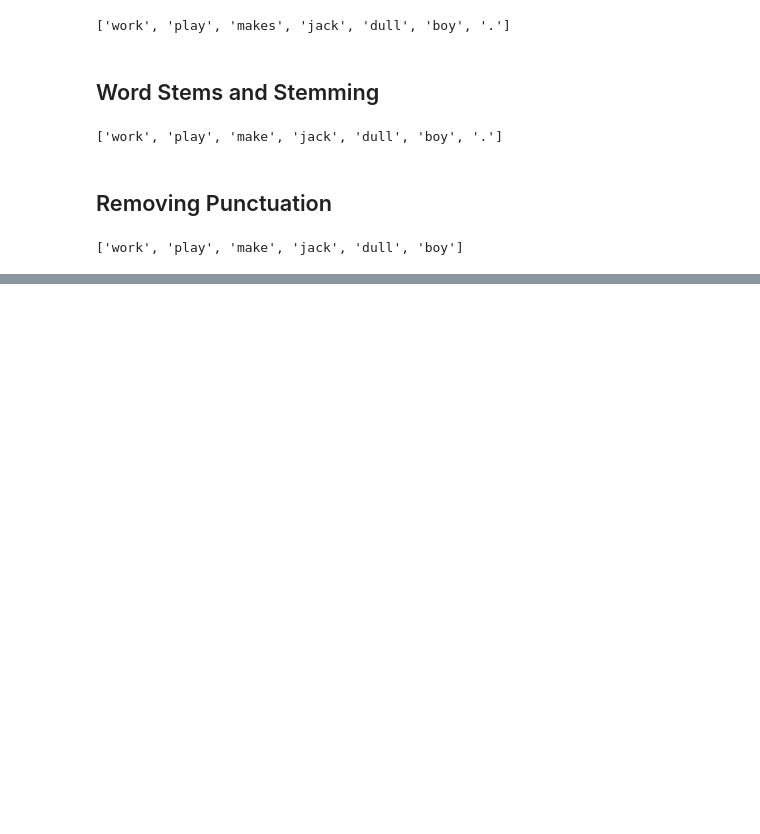
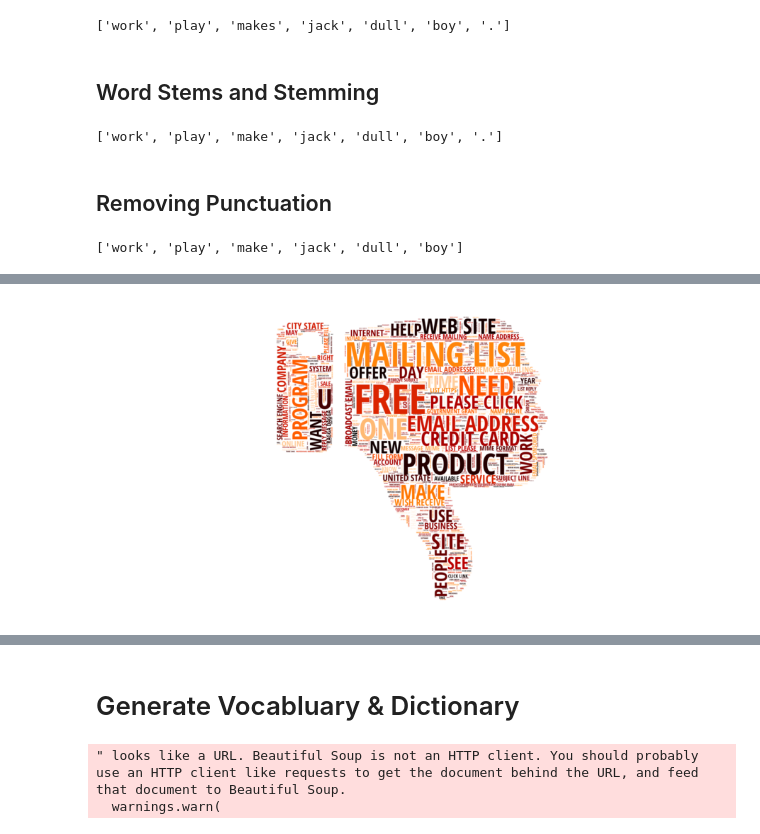
Before and after one commit to BeckMarquez/DataScience, a Jupyter notebook: Bayes Classifier.ipynb, the cells around one changed output, grey strips where cells are left out. Saved outputs shown, nothing was run; the diff lists cells and outputs as text; code cells hidden in the pictures; blank space fills up the shorter version.

```diff
--- a/Bayes Classifier.ipynb
+++ b/Bayes Classifier.ipynb
@@ -402,0 +613,4 @@ print(filtered_words)
+# %%
+flat_list_spam = [word for sublist in nested_list_spam for word in sublist]
+spammy_words = pd.Series(flat_list_spam).value_counts() # total number of unique words
+spammy_words.shape[0]
@@ -402,0 +688,20 @@ print(filtered_words)
+# %%
+%%time
+icon = Image.open(THUMBS_DOWN_FILE)
+image_mask = Image.new(mode='RGB', size=icon.size, color=(255, 255, 255))
+image_mask.paste(icon, box=icon)
+rgb_array = np.array(image_mask) #converts the image object to an array
+
+#Generate the text as a string for the word cloud
+spam_str = ' '.join(flat_list_spam)
+
+word_cloud = WordCloud(mask=rgb_array, background_color='white', max_words=2000, colormap='gist_heat',
+                       font_path='SpamData/01_Processing/wordcloud_resources/OpenSansCondensed-Bold.ttf')
+word_cloud.generate(spam_str.upper())
+
+plt.figure(figsize=[16, 8])
+plt.imshow(word_cloud, interpolation='bilinear')
+plt.axis('off')
+plt.show()
+# %% [output]
+[figure, added]
@@ -402,0 +709,8 @@ print(filtered_words)
+# %% [markdown]
+# Generate Vocabluary & Dictionary
+# %%
+stemmes_nested_list = data.MESSAGE.apply(clean_msg_no_html)
+flatted_stemmed_list = [word for sublist in stemmes_nested_list for word in sublist]
+# %% [output]
+" looks like a URL. Beautiful Soup is not an HTTP client. You should probably use an HTTP client like requests to get the document behind the URL, and feed that document to Beautiful Soup.
+  warnings.warn(
```
Also changed, not shown: parts of 45 cells of this notebook.
